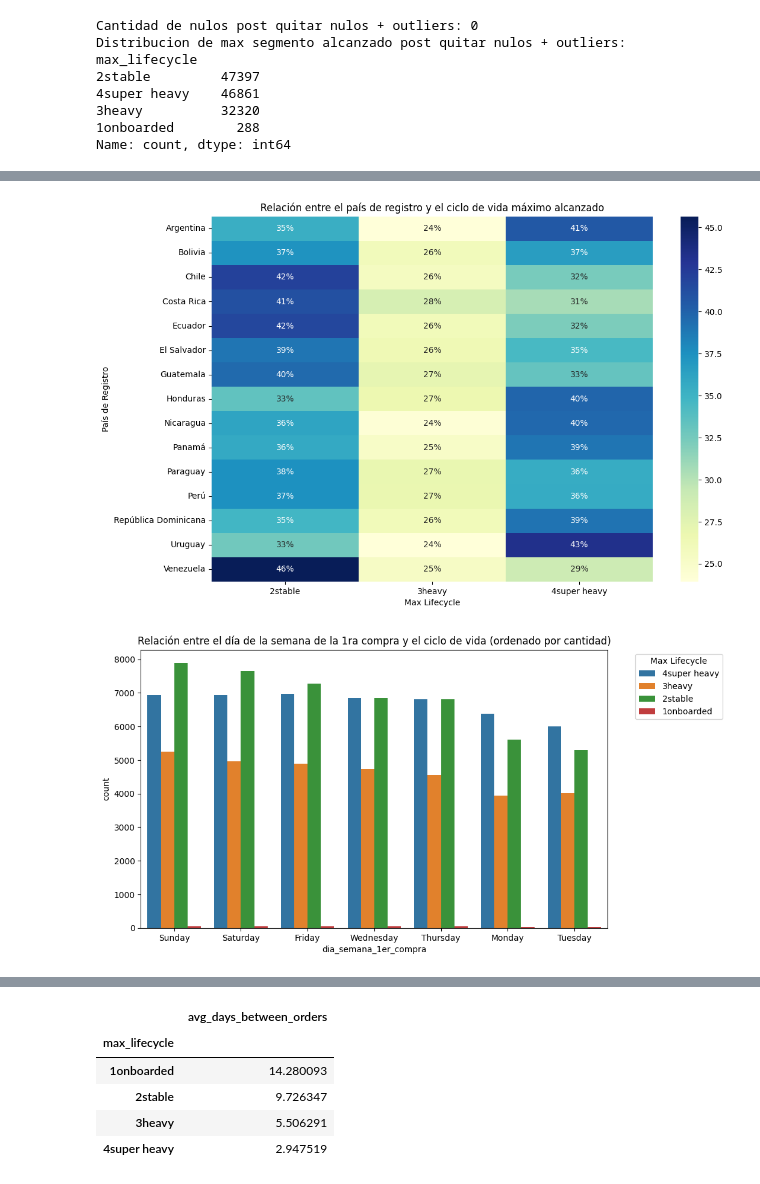
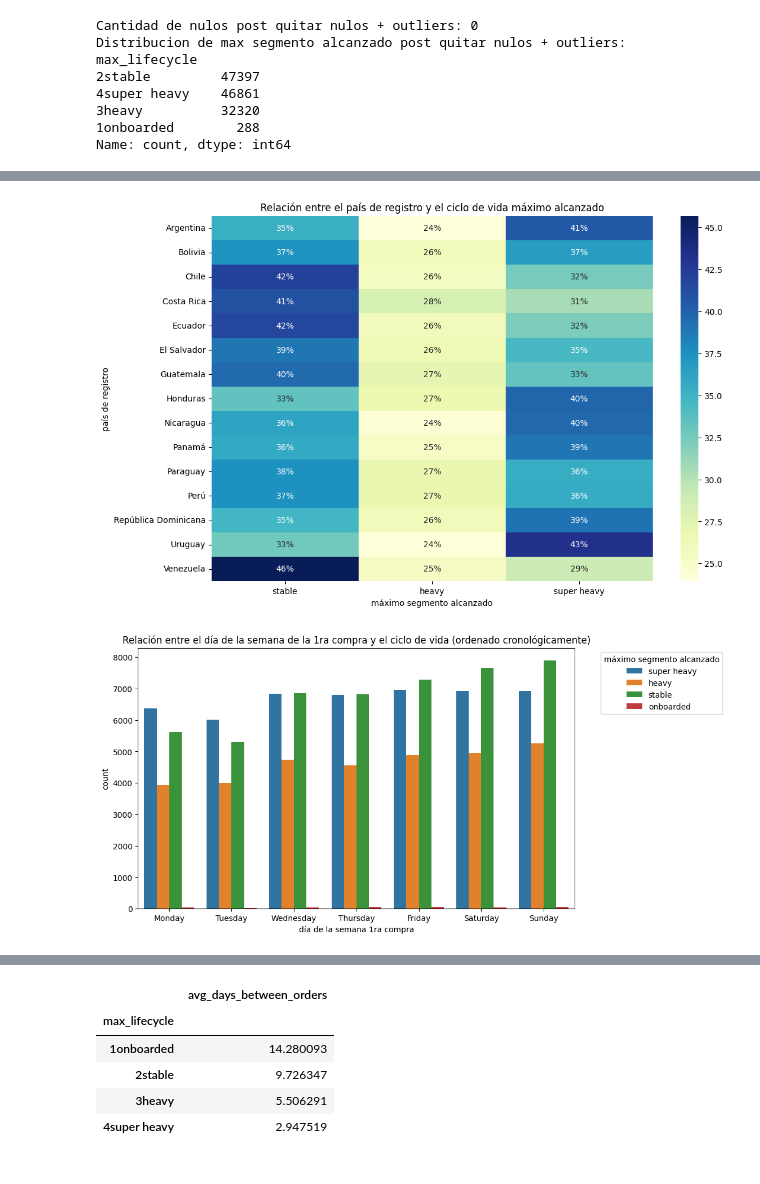
Before and after one commit to GuidoOliveri11/tesis_MiM_Guido_Luca_Oliveri, a Jupyter notebook: FINAL_MiM_Tesis_Oliveri_Guido_(RE_y_RI).ipynb, the cells around one changed output, grey strips where cells are left out. Drawn from its saved outputs; the diff is of its cells as text; code cells hidden in the pictures.

```diff
--- a/FINAL_MiM_Tesis_Oliveri_Guido_(RE_y_RI).ipynb
+++ b/FINAL_MiM_Tesis_Oliveri_Guido_(RE_y_RI).ipynb
@@ -240,36 +323,73 @@ plt.show()
 # %%
 ############ D) HEATMAP Relación entre el País de Registro y max_lifecycle ########################
+###################################################################
+# Mapeo de etiquetas para la leyenda y el eje X
+lifecycle_labels = {'4super heavy': 'super heavy',
+                    '3heavy': 'heavy',
+                    '2stable': 'stable'}
 
 # Excluir '1onboarded' de la columna 'max_lifecycle'
-df_filtered = df[df['max_lifecycle'] != '1onboarded']
+df_filtered = df[df['max_lifecycle'] != '1onboarded'].copy()
 
-# Crear la tabla de contingencia con los datos filtrados
-crosstab_percentage = pd.crosstab(df_filtered['pais_registro_user'], df_filtered['max_lifecycle'], normalize='index') * 100
+# Aplicar los cambios en la columna para que se reflejen en el gráfico
+df_filtered['max_lifecycle_label'] = df_filtered['max_lifecycle'].map(lifecycle_labels)
 
+# Crear la tabla de contingencia con los datos filtrados y ordenar las columnas
+crosstab_percentage = pd.crosstab(df_filtered['pais_registro_user'], df_filtered['max_lifecycle_label'], normalize='index') * 100
+
+# Ordenar las columnas en el orden deseado
+column_order = ['stable', 'heavy', 'super heavy']
+crosstab_percentage = crosstab_percentage[column_order]
+
+# Graficar el heatmap con las columnas ordenadas
 plt.figure(figsize=(12, 8))
 sns.heatmap(crosstab_percentage, annot=crosstab_percentage.applymap(lambda v: f'{v:.0f}%'), cmap="YlGnBu", fmt="")
 
+# Actualizar el título y etiquetas
 plt.title('Relación entre el país de registro y el ciclo de vida máximo alcanzado')
-plt.xlabel('Max Lifecycle')
-plt.ylabel('País de Registro')
+plt.xlabel('máximo segmento alcanzado')
+plt.ylabel('país de registro')
 
 plt.show()
 # %% [output]
-[figure, old version]
+[figure, new version]
 # %%
 ############ E) GRAFICO DE BARRAS Relación entre el Día de la Semana de la Primera Compra y max_lifecycle ########################
+# Definir el orden cronológico de los días de la semana
+week_order = ["Monday", "Tuesday", "Wednesday", "Thursday", "Friday", "Saturday", "Sunday"]
+
+# Contar el número de registros por día de la semana
 df_day_order = df.groupby('dia_semana_1er_compra').size().reset_index(name='count')
 
-df_day_order = df_day_order.sort_values(by='count', ascending=False)
+# Aplicar el orden cronológico de los días de la semana
+df_day_order['dia_semana_1er_compra'] = pd.Categorical(df_day_order['dia_semana_1er_compra'], categories=week_order, ordered=True)
+
+# Ordenar el DataFrame con el nuevo orden cronológico
+df_day_order = df_day_order.sort_values(by='dia_semana_1er_compra')
+
+# Mapeo de etiquetas para la leyenda
+lifecycle_labels = {'4super heavy': 'super heavy',
+                    '3heavy': 'heavy',
+                    '2stable': 'stable',
+                    '1onboarded': 'onboarded'}
+
+# Aplicar el cambio en la columna para que se refleje en la gráfica
+df['max_lifecycle_label'] = df['max_lifecycle'].map(lifecycle_labels)
 
 plt.figure(figsize=(10, 6))
-sns.countplot(x='dia_semana_1er_compra', hue='max_lifecycle', data=df, order=df_day_order['dia_semana_1er_compra'])
+sns.countplot(x='dia_semana_1er_compra', hue='max_lifecycle_label', data=df, order=week_order)
 
-plt.legend(title='Max Lifecycle', bbox_to_anchor=(1.05, 1), loc='upper left')
+# Cambiar la leyenda
+plt.legend(title='máximo segmento alcanzado', bbox_to_anchor=(1.05, 1), loc='upper left')
 
-plt.title('Relación entre el día de la semana de la 1ra compra y el ciclo de vida (ordenado por cantidad)')
+# Cambiar la etiqueta del eje X
+plt.xlabel("día de la semana 1ra compra")
+
+# Título del gráfico
+plt.title('Relación entre el día de la semana de la 1ra compra y el ciclo de vida (ordenado cronológicamente)')
+
 plt.show()
 # %% [output]
-[figure, old version]
+[figure, new version]
 # %%
 ############ F) GRAFICO DE BARRAS Relación entre el Uso de Pre-Orders en la Primera Compra y `max_lifecycle` ########################
```
Also changed, not shown: parts of 13 cells of this notebook.
